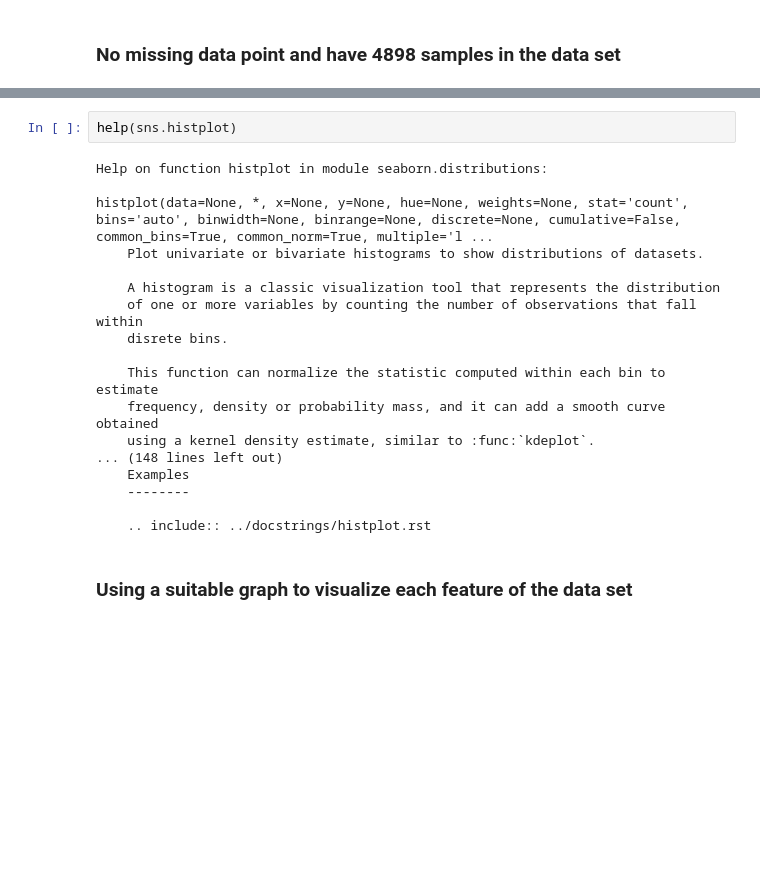
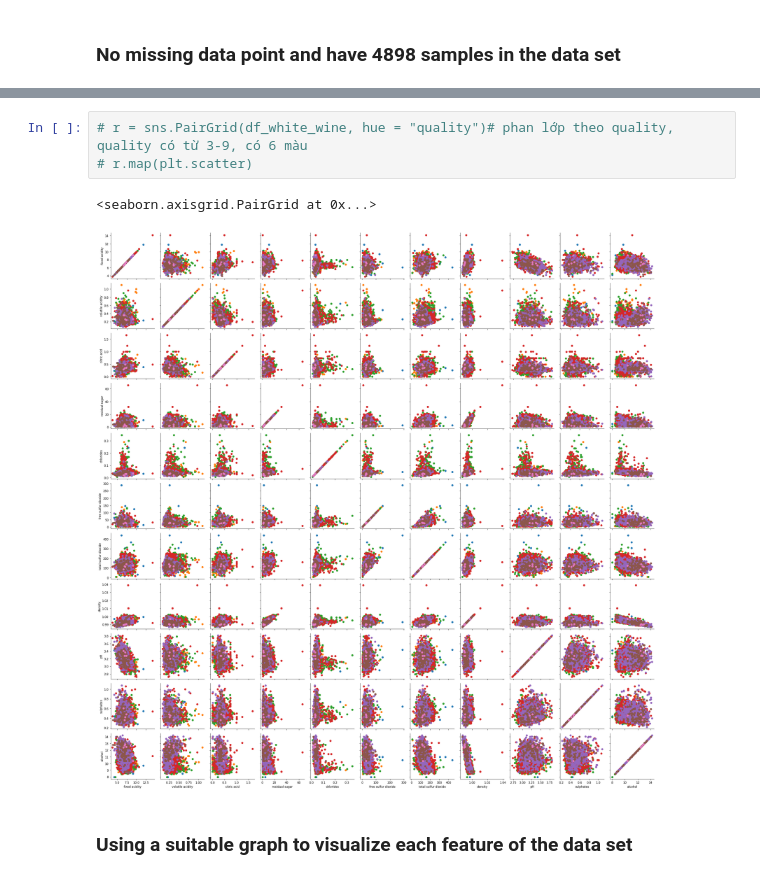
Before and after one commit to Vukhacson/WineQuality, a Jupyter notebook: 5LittleBees/Luong_dataexplore.ipynb, the cells around one changed output, grey strips where cells are left out. Saved outputs shown, nothing was run; the diff lists cells and outputs as text; blank space fills up the shorter version.

```diff
--- a/5LittleBees/Luong_dataexplore.ipynb
+++ b/5LittleBees/Luong_dataexplore.ipynb
@@ -55,25 +55,11 @@ df.index
 # %% [output]
 RangeIndex(start=0, stop=4898, step=1)
 # %%
-help(sns.histplot)
+# r = sns.PairGrid(df_white_wine, hue = "quality")# phan lớp theo quality, quality có từ 3-9, có 6 màu
+# r.map(plt.scatter)
 # %% [output]
-Help on function histplot in module seaborn.distributions:
-
-histplot(data=None, *, x=None, y=None, hue=None, weights=None, stat='count', bins='auto', binwidth=None, binrange=None, discrete=None, cumulative=False, common_bins=True, common_norm=True, multiple='l ...
-    Plot univariate or bivariate histograms to show distributions of datasets.
-
-    A histogram is a classic visualization tool that represents the distribution
-    of one or more variables by counting the number of observations that fall within
-    disrete bins.
-
-    This function can normalize the statistic computed within each bin to estimate
-    frequency, density or probability mass, and it can add a smooth curve obtained
-    using a kernel density estimate, similar to :func:`kdeplot`.
-... (148 lines left out)
-    Examples
-    --------
-
-    .. include:: ../docstrings/histplot.rst
+<seaborn.axisgrid.PairGrid at 0x...>
+[figure, added]
 # %% [markdown]
 ### Using a suitable graph to visualize each feature of the data set
 # %%
```
Also changed, not shown: parts of 17 cells of this notebook.
